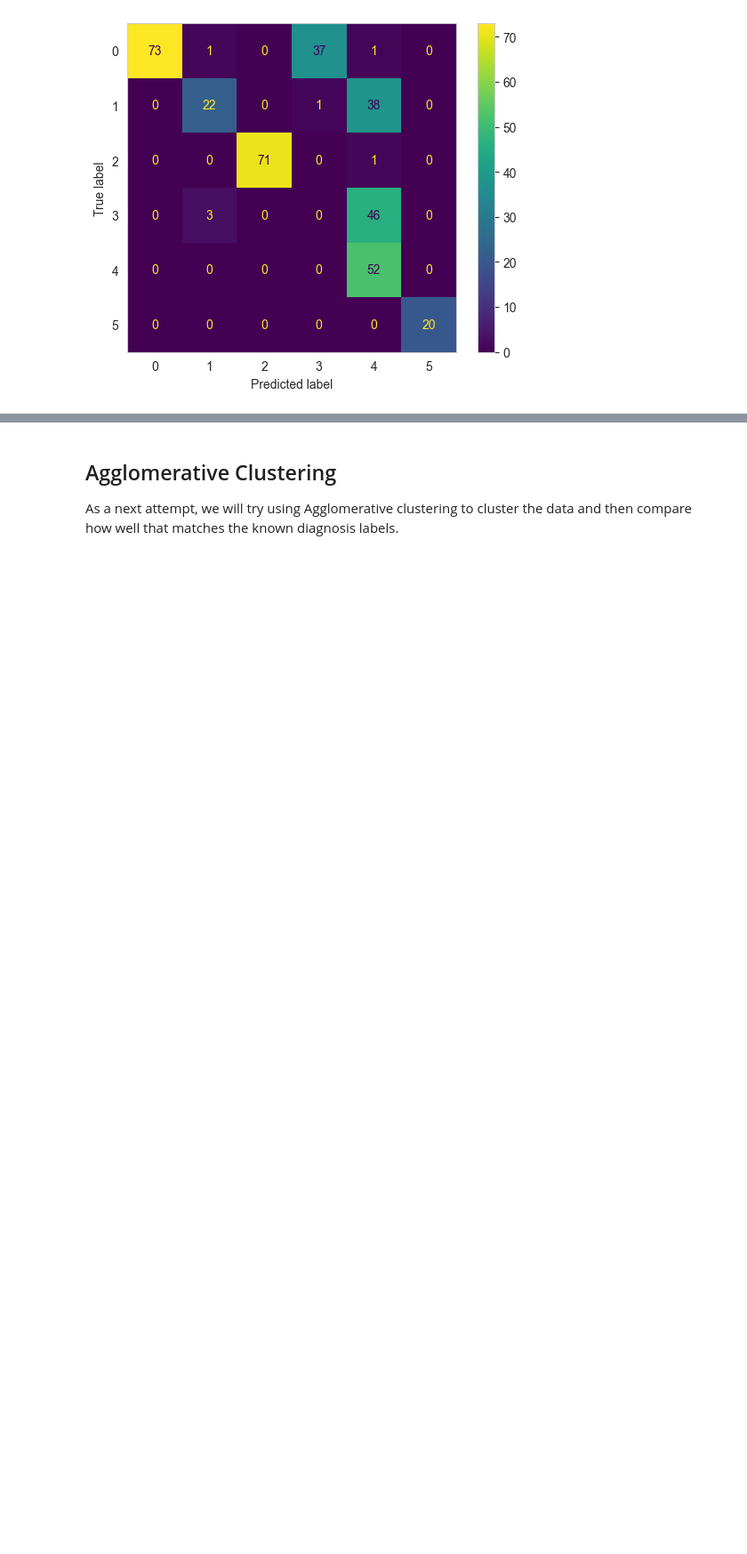
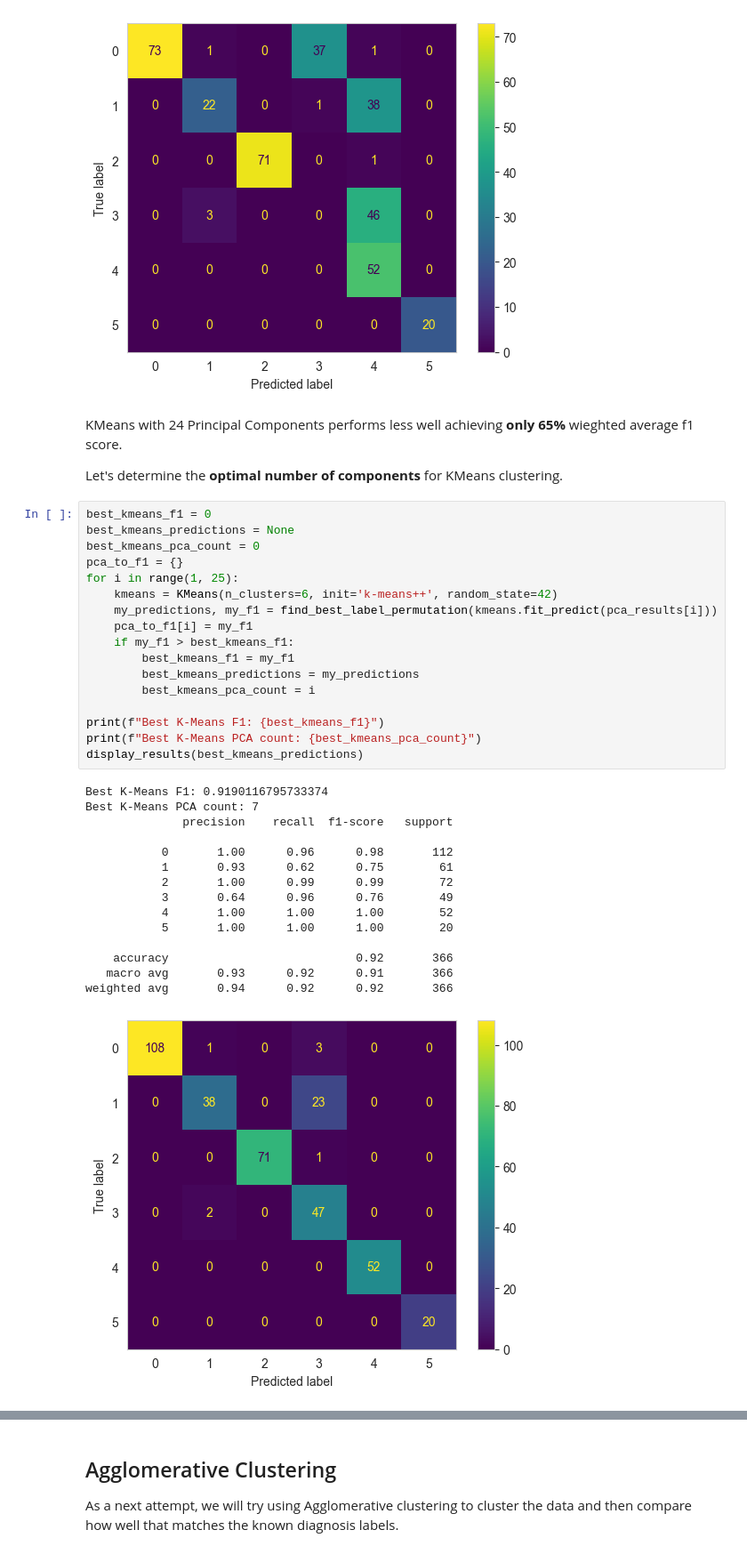
Before and after one commit to seanpritchard94/dermatology, a Jupyter notebook: dermatology.ipynb, the cells around one changed output, grey strips where cells are left out. Shown at 89% size. Cells and saved outputs as stored; diff of their text form; blank space fills up the shorter version.

```diff
--- a/dermatology.ipynb
+++ b/dermatology.ipynb
@@ -393,3 +403,40 @@ display_results(best_predictions)
    macro avg       0.70      0.67      0.64       366
 weighted avg       0.75      0.65      0.65       366
 [figure]
+# %% [markdown]
+KMeans with 24 Principal Components performs less well achieving **only 65%** wieghted average f1 score.
+
+Let's determine the **optimal number of components** for KMeans clustering.
+# %%
+best_kmeans_f1 = 0
+best_kmeans_predictions = None
+best_kmeans_pca_count = 0
+pca_to_f1 = {}
+for i in range(1, 25):
+    kmeans = KMeans(n_clusters=6, init='k-means++', random_state=42)
+    my_predictions, my_f1 = find_best_label_permutation(kmeans.fit_predict(pca_results[i]))
+    pca_to_f1[i] = my_f1
+    if my_f1 > best_kmeans_f1:
+        best_kmeans_f1 = my_f1
+        best_kmeans_predictions = my_predictions
+        best_kmeans_pca_count = i
+
+print(f"Best K-Means F1: {best_kmeans_f1}")
+print(f"Best K-Means PCA count: {best_kmeans_pca_count}")
+display_results(best_kmeans_predictions)
+# %% [output]
+Best K-Means F1: 0.9190116795733374
+Best K-Means PCA count: 7
+              precision    recall  f1-score   support
+
+           0       1.00      0.96      0.98       112
+           1       0.93      0.62      0.75        61
+           2       1.00      0.99      0.99        72
+           3       0.64      0.96      0.76        49
+           4       1.00      1.00      1.00        52
+           5       1.00      1.00      1.00        20
+
+    accuracy                           0.92       366
+   macro avg       0.93      0.92      0.91       366
+weighted avg       0.94      0.92      0.92       366
+[figure, added]
```
Also changed, not shown: parts of 13 cells of this notebook.
